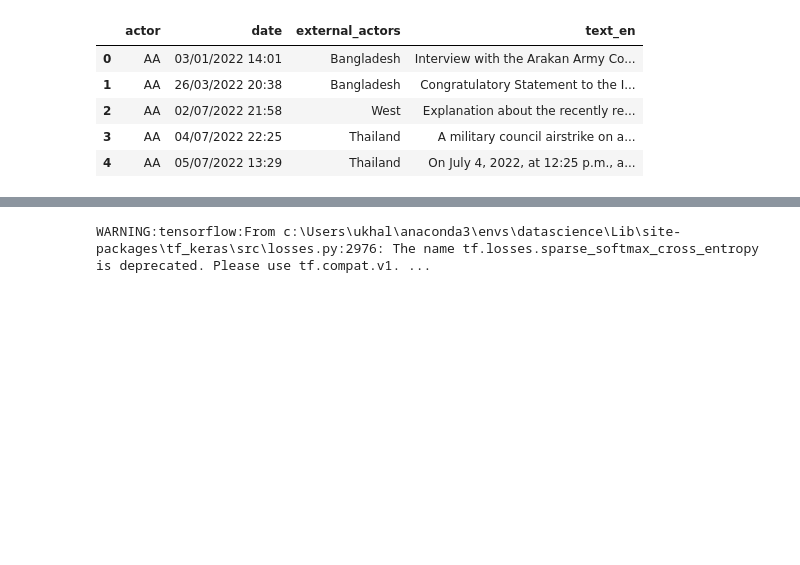
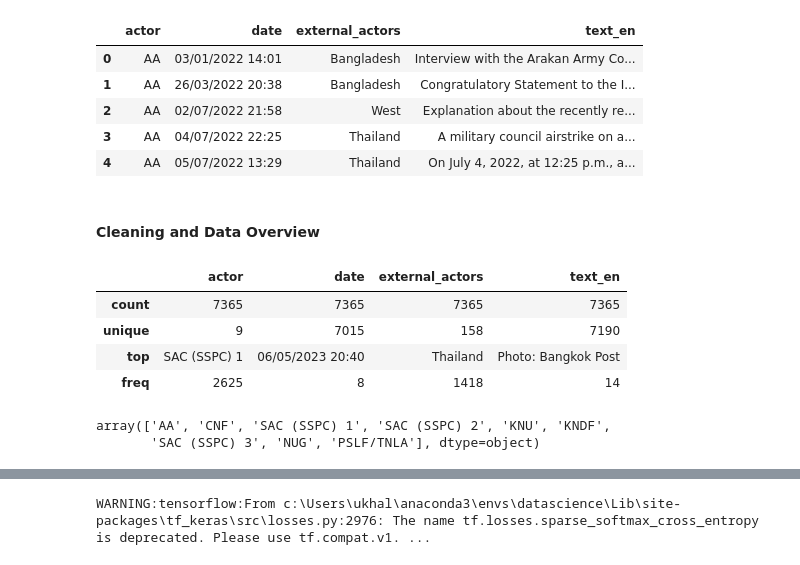
Before and after one commit to Donsek/thesis_myanmar, a Jupyter notebook: main.ipynb, the cells around one changed output, grey strips where cells are left out. Saved outputs shown, nothing was run; the diff lists cells and outputs as text; code cells hidden in the pictures; blank space fills up the shorter version.

```diff
--- a/main.ipynb
+++ b/main.ipynb
@@ -13,3 +15,18 @@ df.head()
 | 2 | AA | 02/07/2022 21:58 | West | Explanation about the recently re... |
 | 3 | AA | 04/07/2022 22:25 | Thailand | A military council airstrike on a... |
 | 4 | AA | 05/07/2022 13:29 | Thailand | On July 4, 2022, at 12:25 p.m., a... |
+# %% [markdown]
+#### Cleaning and Data Overview
+# %%
+df.describe()
+# %% [output]
+|  | actor | date | external_actors | text_en |
+| count | 7365 | 7365 | 7365 | 7365 |
+| unique | 9 | 7015 | 158 | 7190 |
+| top | SAC (SSPC) 1 | 06/05/2023 20:40 | Thailand | Photo: Bangkok Post |
+| freq | 2625 | 8 | 1418 | 14 |
+# %%
+df["actor"].unique()
+# %% [output]
+array(['AA', 'CNF', 'SAC (SSPC) 1', 'SAC (SSPC) 2', 'KNU', 'KNDF',
+       'SAC (SSPC) 3', 'NUG', 'PSLF/TNLA'], dtype=object)
```
Also changed, not shown: parts of 14 cells of this notebook, 2 other files.
